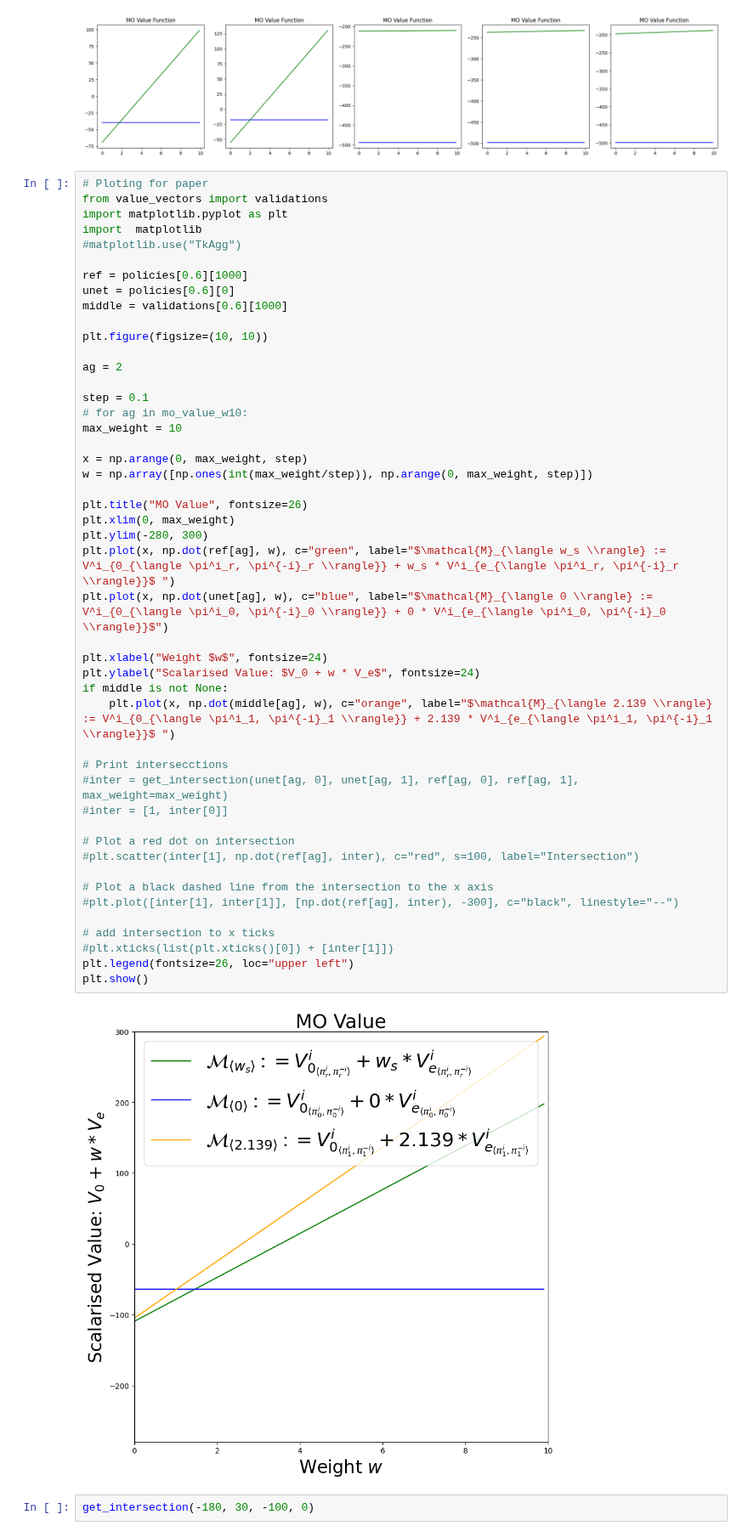
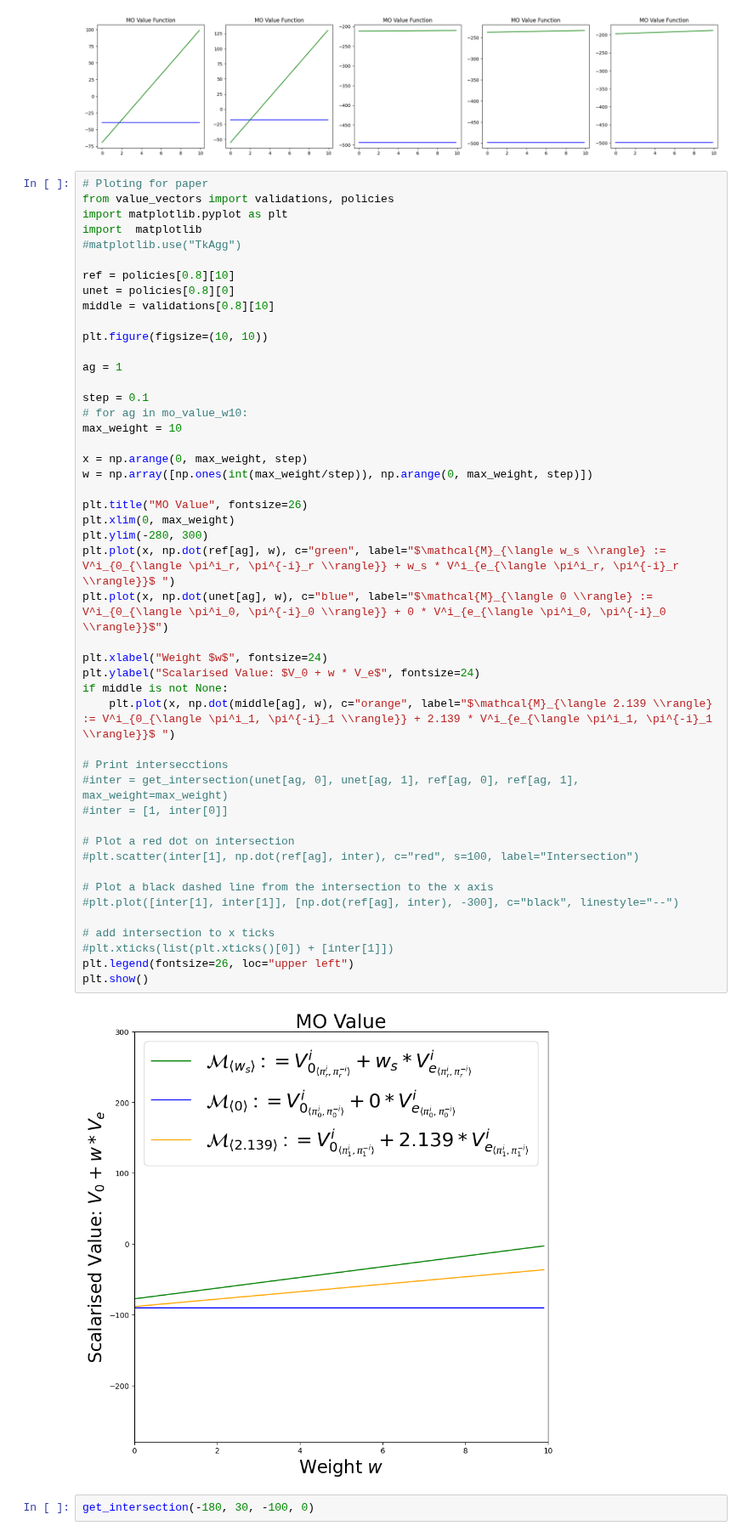
Before and after one commit to maymac00/MAEGG_IPPO, a Jupyter notebook: wes.ipynb, the cells around one changed output. Shown at 85% size. Saved outputs shown, nothing was run; the diff lists cells and outputs as text.

```diff
--- a/wes.ipynb
+++ b/wes.ipynb
@@ -132,18 +132,18 @@ Agent   4,      -197.23,        0.95,   -498.91,        0.0
 [figure]
 # %%
 # Ploting for paper
-from value_vectors import validations
+from value_vectors import validations, policies
 import matplotlib.pyplot as plt
 import  matplotlib
 #matplotlib.use("TkAgg")
 
-ref = policies[0.6][1000]
-unet = policies[0.6][0]
-middle = validations[0.6][1000]
+ref = policies[0.8][10]
+unet = policies[0.8][0]
+middle = validations[0.8][10]
 
 plt.figure(figsize=(10, 10))
 
-ag = 2
+ag = 1
 
 step = 0.1
 # for ag in mo_value_w10:
@@ -151,34 +151,34 @@ max_weight = 10
 
 x = np.arange(0, max_weight, step)
 w = np.array([np.ones(int(max_weight/step)), np.arange(0, max_weight, step)])
 
 plt.title("MO Value", fontsize=26)
 plt.xlim(0, max_weight)
 plt.ylim(-280, 300)
 plt.plot(x, np.dot(ref[ag], w), c="green", label="$\mathcal{M}_{\langle w_s \\rangle} := V^i_{0_{\langle \pi^i_r, \pi^{-i}_r \\rangle}} + w_s * V^i_{e_{\langle \pi^i_r, \pi^{-i}_r \\rangle}}$ ")
 plt.plot(x, np.dot(unet[ag], w), c="blue", label="$\mathcal{M}_{\langle 0 \\rangle} := V^i_{0_{\langle \pi^i_0, \pi^{-i}_0 \\rangle}} + 0 * V^i_{e_{\langle \pi^i_0, \pi^{-i}_0 \\rangle}}$")
 
 plt.xlabel("Weight $w$", fontsize=24)
 plt.ylabel("Scalarised Value: $V_0 + w * V_e$", fontsize=24)
 if middle is not None:
     plt.plot(x, np.dot(middle[ag], w), c="orange", label="$\mathcal{M}_{\langle 2.139 \\rangle} := V^i_{0_{\langle \pi^i_1, \pi^{-i}_1 \\rangle}} + 2.139 * V^i_{e_{\langle \pi^i_1, \pi^{-i}_1 \\rangle}}$ ")
 
 # Print intersecctions
 #inter = get_intersection(unet[ag, 0], unet[ag, 1], ref[ag, 0], ref[ag, 1], max_weight=max_weight)
 #inter = [1, inter[0]]
 
 # Plot a red dot on intersection
 #plt.scatter(inter[1], np.dot(ref[ag], inter), c="red", s=100, label="Intersection")
 
 # Plot a black dashed line from the intersection to the x axis
 #plt.plot([inter[1], inter[1]], [np.dot(ref[ag], inter), -300], c="black", linestyle="--")
 
 # add intersection to x ticks
 #plt.xticks(list(plt.xticks()[0]) + [inter[1]])
 plt.legend(fontsize=26, loc="upper left")
 plt.show()
 # %% [output]
-[figure, old version]
+[figure, new version]
 # %%
 get_intersection(-180, 30, -100, 0)
 # %% [output]
```
Also changed, not shown: parts of 4 cells of this notebook, 7 other files.
